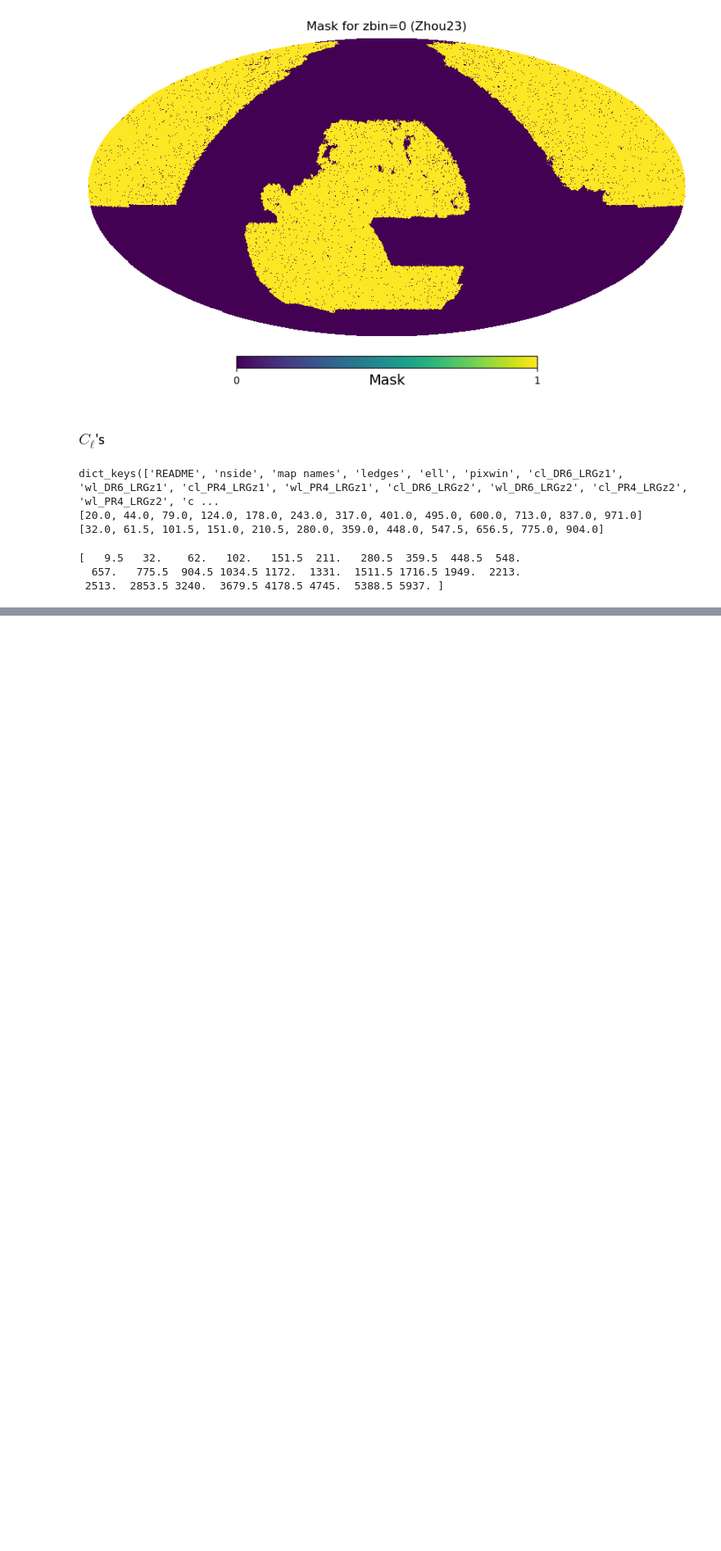
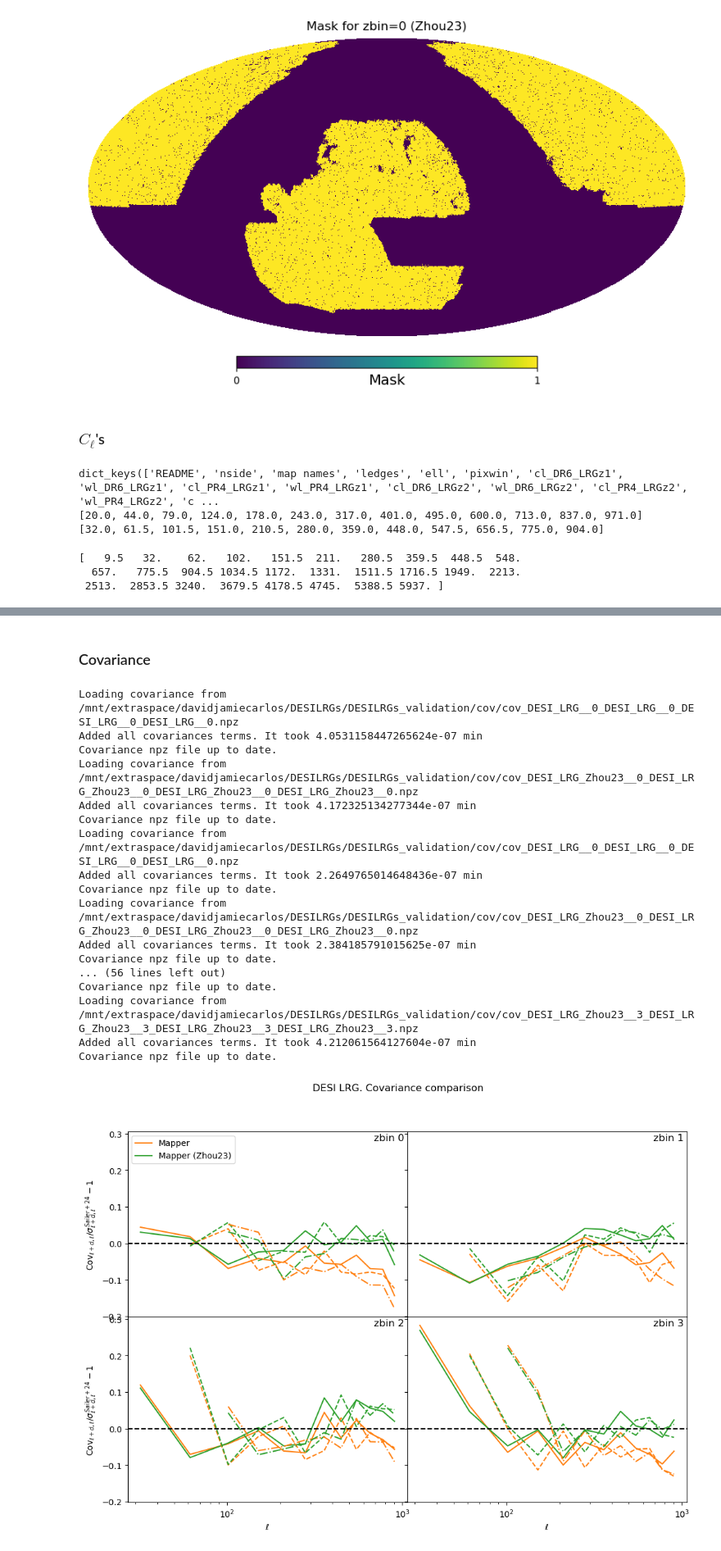
Before and after one commit to Cosmotheka/Cosmotheka_tutorials, a Jupyter notebook: tutorials/DESI_LRG.ipynb, the cells around one changed output, grey strips where cells are left out. Shown at 82% size. Drawn from its saved outputs; the diff is of its cells as text; code cells hidden in the pictures; blank space fills up the shorter version.

```diff
--- a/tutorials/DESI_LRG.ipynb
+++ b/tutorials/DESI_LRG.ipynb
@@ -462,0 +493,69 @@ plt.close()
+# %% [markdown]
+### Covariance
+# %%
+f, ax = plt.subplots(2, 2, figsize=(12, 8), sharex=True, sharey=True, gridspec_kw={'hspace': 0, 'wspace': 0.0})
+ax = ax.flatten()
+
+ls = ['-', '--', '-.', ':']
+
+for zbin in range(4):
+    for d in [0, 1, 2]:
+        # Sailer's
+        pzbin = zbin + 1
+        ell_Sailer = np.array(cls_Sailer['ell'])
+        dcov_Sailer = np.diag(cls_Sailer[f'cov_LRGz{pzbin}_LRGz{pzbin}_LRGz{pzbin}_LRGz{pzbin}'], k=d)
+
+        # Mappers
+        dcov = np.diag(cov_instances[(zbin, zbin)].get_covariance()[sel][:, sel], k=d)
+        dcov_Zhou23 = np.diag(cov_Zhou23_instances[(zbin, zbin)].get_covariance()[sel][:, sel], k=d)
+
+        # Reldev err
+        rdev = dcov / dcov_Sailer - 1
+        rdev_Zhou23 = dcov_Zhou23 / dcov_Sailer - 1
+
+        ax[zbin].plot(ell_Sailer[d:], rdev, label=f'Mapper' if d == 0 else '', color='C1', linestyle=ls[d])
+        ax[zbin].plot(ell_Sailer[d:], rdev_Zhou23, label=f'Mapper (Zhou23)' if d == 0 else '', color='C2', linestyle=ls[d])
+
+    # Add text with the redshift bin
+    ax[zbin].text(0.99, 0.99, f'zbin {zbin}', transform=ax[zbin].transAxes,
+                  fontsize=12, verticalalignment='top', horizontalalignment='right')
+
+    # Add line at 0
+    ax[zbin].axhline(0.0, color='k', linestyle='--')
+
+
+ax[0].legend()
+
+ax[0].set_ylabel(r'${\rm Cov}_{\ell+d, \ell} / \sigma_{\ell+d, \ell}^{Sailer+24} - 1$')
+ax[2].set_ylabel(r'${\rm Cov}_{\ell+d, \ell} / \sigma_{\ell+d, \ell}^{Sailer+24} - 1$')
+
+ax[2].set_xlabel(r'$\ell$')
+ax[3].set_xlabel(r'$\ell$')
+
+# ax[0].set_yscale("log")
+# ax[2].set_yscale("log")
+ax[2].set_xscale("log")
+ax[3].set_xscale("log")
+
+f.suptitle(f'DESI LRG. Covariance comparison')
+plt.show()
+plt.close()
+# %% [output]
+Loading covariance from /mnt/extraspace/davidjamiecarlos/DESILRGs/DESILRGs_validation/cov/cov_DESI_LRG__0_DESI_LRG__0_DESI_LRG__0_DESI_LRG__0.npz
+Added all covariances terms. It took 4.0531158447265624e-07 min
+Covariance npz file up to date.
+Loading covariance from /mnt/extraspace/davidjamiecarlos/DESILRGs/DESILRGs_validation/cov/cov_DESI_LRG_Zhou23__0_DESI_LRG_Zhou23__0_DESI_LRG_Zhou23__0_DESI_LRG_Zhou23__0.npz
+Added all covariances terms. It took 4.172325134277344e-07 min
+Covariance npz file up to date.
+Loading covariance from /mnt/extraspace/davidjamiecarlos/DESILRGs/DESILRGs_validation/cov/cov_DESI_LRG__0_DESI_LRG__0_DESI_LRG__0_DESI_LRG__0.npz
+Added all covariances terms. It took 2.2649765014648436e-07 min
+Covariance npz file up to date.
+Loading covariance from /mnt/extraspace/davidjamiecarlos/DESILRGs/DESILRGs_validation/cov/cov_DESI_LRG_Zhou23__0_DESI_LRG_Zhou23__0_DESI_LRG_Zhou23__0_DESI_LRG_Zhou23__0.npz
+Added all covariances terms. It took 2.384185791015625e-07 min
+Covariance npz file up to date.
+... (56 lines left out)
+Covariance npz file up to date.
+Loading covariance from /mnt/extraspace/davidjamiecarlos/DESILRGs/DESILRGs_validation/cov/cov_DESI_LRG_Zhou23__3_DESI_LRG_Zhou23__3_DESI_LRG_Zhou23__3_DESI_LRG_Zhou23__3.npz
+Added all covariances terms. It took 4.212061564127604e-07 min
+Covariance npz file up to date.
+[figure, added]
```
Also changed, not shown: parts of 7 cells of this notebook.
